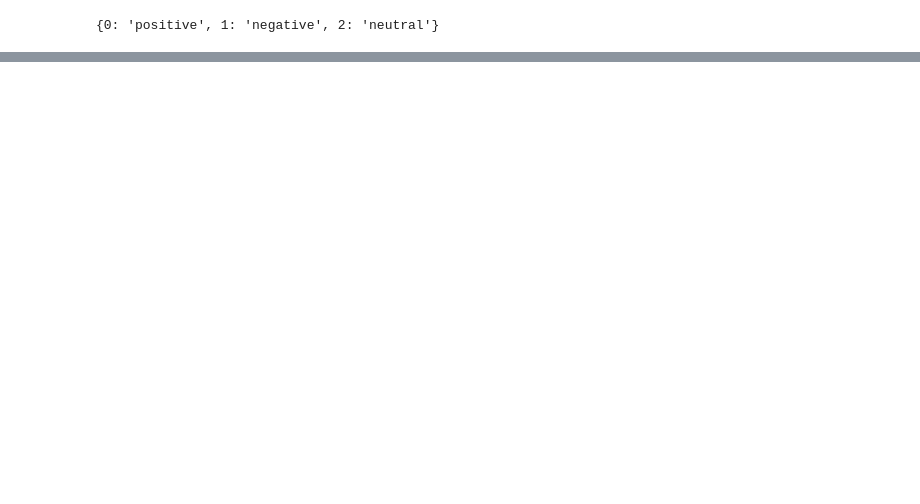
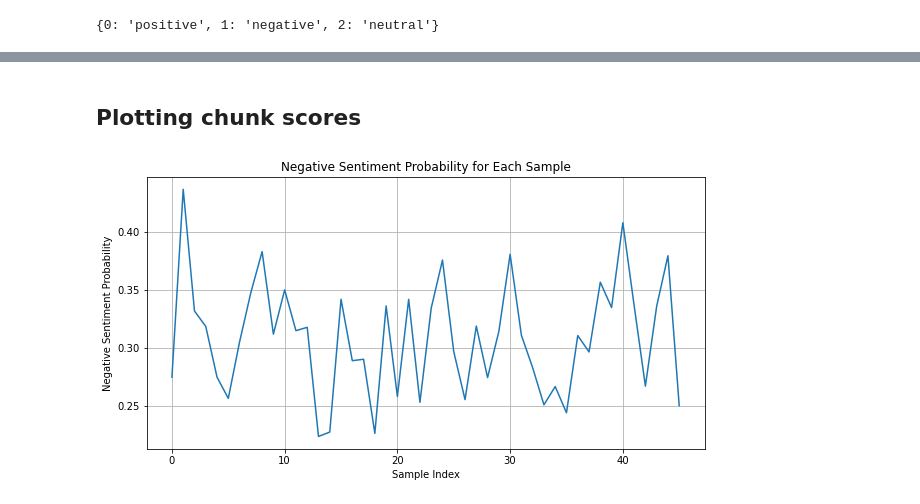
Before and after one commit to JustaKris/Donald-Trump-Rally-Speeches-NLP, a Jupyter notebook: Sentiment Analysis.ipynb, the cells around one changed output, grey strips where cells are left out. Cells and saved outputs as stored; diff of their text form; code cells hidden in the pictures; blank space fills up the shorter version.

Commit message:
Progressing on Sentiment Analysis

```diff
--- a/Sentiment Analysis.ipynb
+++ b/Sentiment Analysis.ipynb
@@ -61,4 +39,4 @@ tokenizer = AutoTokenizer.from_pretrained(checkpoint)
 # %%
-tokens = tokenizer(df.content[1], add_special_tokens=False, return_tensors="tf")
+tokens = tokenizer(df.content[0], add_special_tokens=False, return_tensors="tf")
 print(tokens)
 # %% [output]
@@ -269,9 +190,0 @@ len(all_tokens)
-# %%
-chunk_size = 510
-for i in range(len(all_tokens)):
-    all_tokens[i]['input_ids'] = np.array_split(all_tokens[i]['input_ids'][0], math.ceil(all_tokens[i]['input_ids'].size/chunk_size),axis=0)
-    all_tokens[i]['attention_mask'] = np.array_split(all_tokens[i]['attention_mask'][0], math.ceil(all_tokens[i]['attention_mask'].size/chunk_size),axis=0)
-
-#     for j in range(len(all_tokens[i]['input_ids'])):
-#         all_tokens[i]['input_ids'][j] = [np.concatenate(([101],all_tokens[i]['input_ids'][j],[102])) for chunk in all_tokens[i]['input_ids'][j]]
-#         all_tokens[i]['attention_mask'][j] = [np.concatenate(([1],all_tokens[i]['attention_mask'][j],[1])) for chunk in all_tokens[i]['attention_mask'][j]]
@@ -392,0 +314,25 @@ Data of type <class 'transformers.tokenization_utils_base.BatchEncoding'> is not
+# %% [markdown]
+## Plotting chunk scores
+# %%
+# Initialize a list to store sentiment scores for the first class for all texts
+sentiment_scores_positive = []
+sentiment_scores_negative = []
+sentiment_scores_neutral = []
+
+# Loop through the outputs_list
+for outputs in outputs_list:
+    # Extract sentiment scores for the first class (adjust this based on your model's output structure)
+    sentiment_scores_positive.append(outputs.logits[:, 0])
+    sentiment_scores_negative.append(outputs.logits[:, 1])
+    sentiment_scores_neutral.append(outputs.logits[:, 2])
+# %%
+# Create a plot using Matplotlib
+plt.figure(figsize=(10, 5))
+plt.plot(sentiment_scores_positive[1])
+plt.xlabel('Sample Index')
+plt.ylabel('Negative Sentiment Probability')
+plt.title('Negative Sentiment Probability for Each Sample')
+plt.grid(True)
+plt.show()
+# %% [output]
+[figure, added]
```
Also changed, not shown: parts of 58 cells of this notebook.
